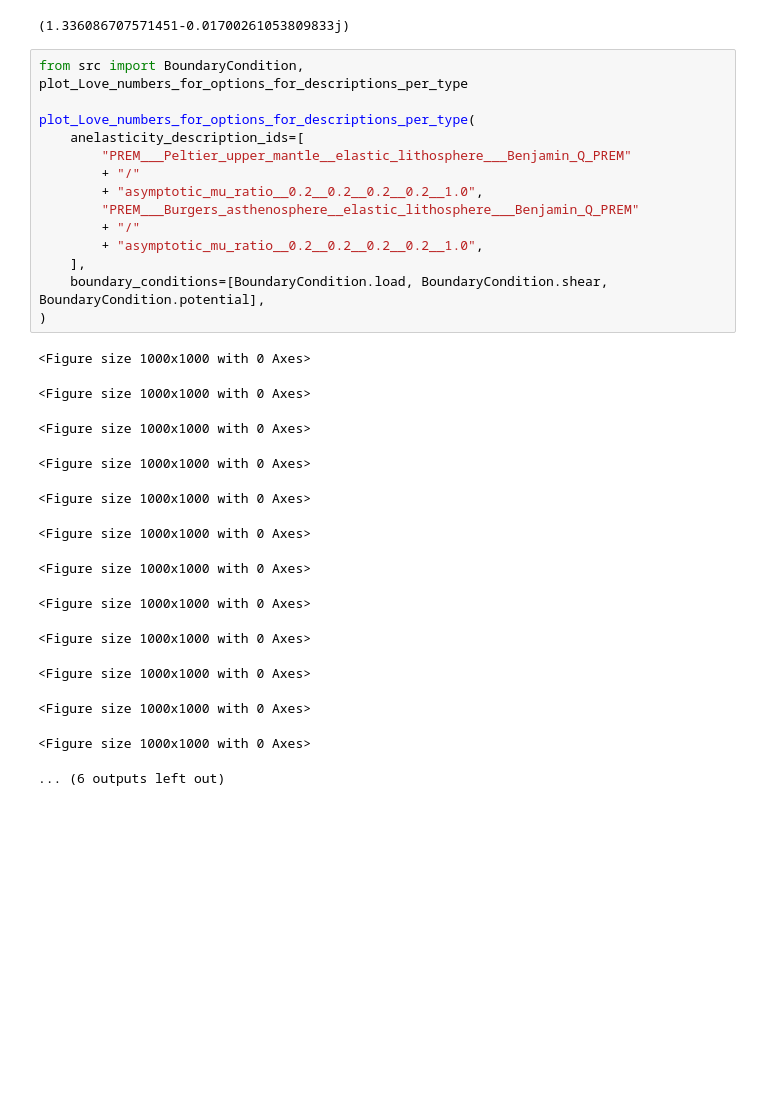
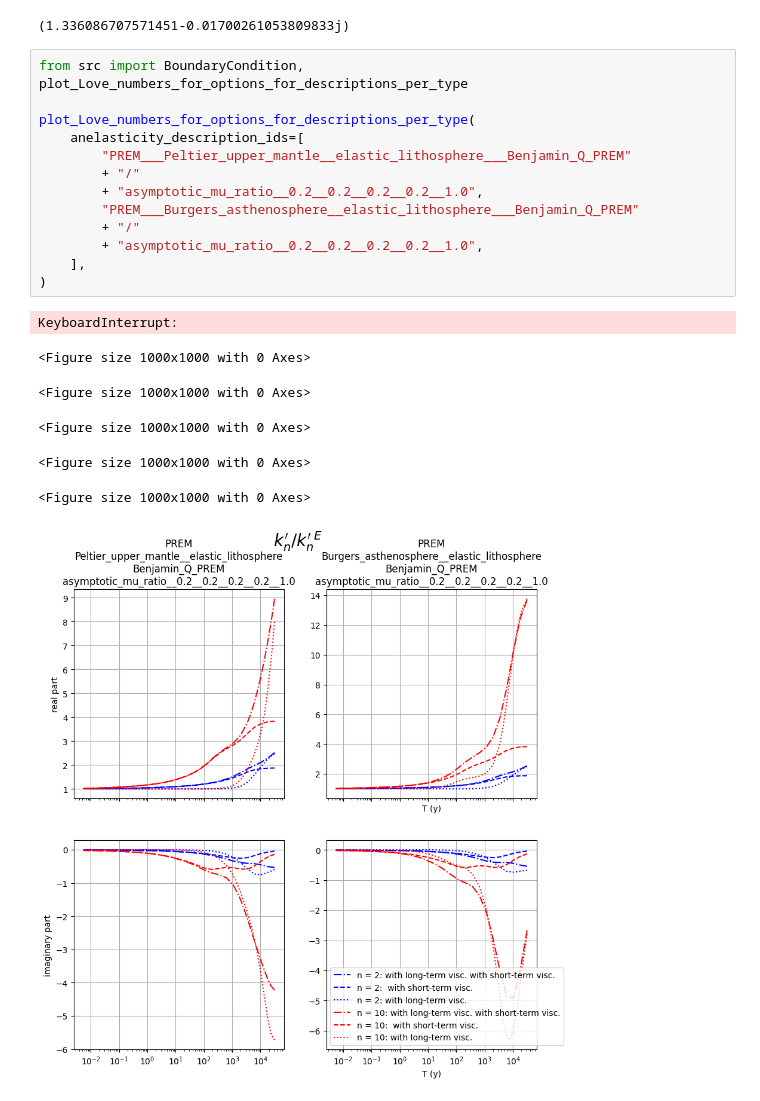
Before and after one commit to maxime-rousselet-cnes/SNREI, a Jupyter notebook: main.ipynb, the cells around one changed output. Drawn from its saved outputs; the diff is of its cells as text; blank space fills up the shorter version.

```diff
--- a/main.ipynb
+++ b/main.ipynb
@@ -37,28 +28,21 @@ get_single_float_Love_number(
 # %%
 from src import BoundaryCondition, plot_Love_numbers_for_options_for_descriptions_per_type
 
 plot_Love_numbers_for_options_for_descriptions_per_type(
     anelasticity_description_ids=[
         "PREM___Peltier_upper_mantle__elastic_lithosphere___Benjamin_Q_PREM"
         + "/"
         + "asymptotic_mu_ratio__0.2__0.2__0.2__0.2__1.0",
         "PREM___Burgers_asthenosphere__elastic_lithosphere___Benjamin_Q_PREM"
         + "/"
         + "asymptotic_mu_ratio__0.2__0.2__0.2__0.2__1.0",
     ],
-    boundary_conditions=[BoundaryCondition.load, BoundaryCondition.shear, BoundaryCondition.potential],
 )
 # %% [output]
-<Figure size 1000x1000 with 0 Axes>
+KeyboardInterrupt:
 <Figure size 1000x1000 with 0 Axes>
 <Figure size 1000x1000 with 0 Axes>
 <Figure size 1000x1000 with 0 Axes>
 <Figure size 1000x1000 with 0 Axes>
 <Figure size 1000x1000 with 0 Axes>
-<Figure size 1000x1000 with 0 Axes>
-<Figure size 1000x1000 with 0 Axes>
-<Figure size 1000x1000 with 0 Axes>
-<Figure size 1000x1000 with 0 Axes>
-<Figure size 1000x1000 with 0 Axes>
-<Figure size 1000x1000 with 0 Axes>
-... (6 outputs left out)
+[figure, added]
```
Also changed, not shown: parts of 3 cells of this notebook, 20 other files.
